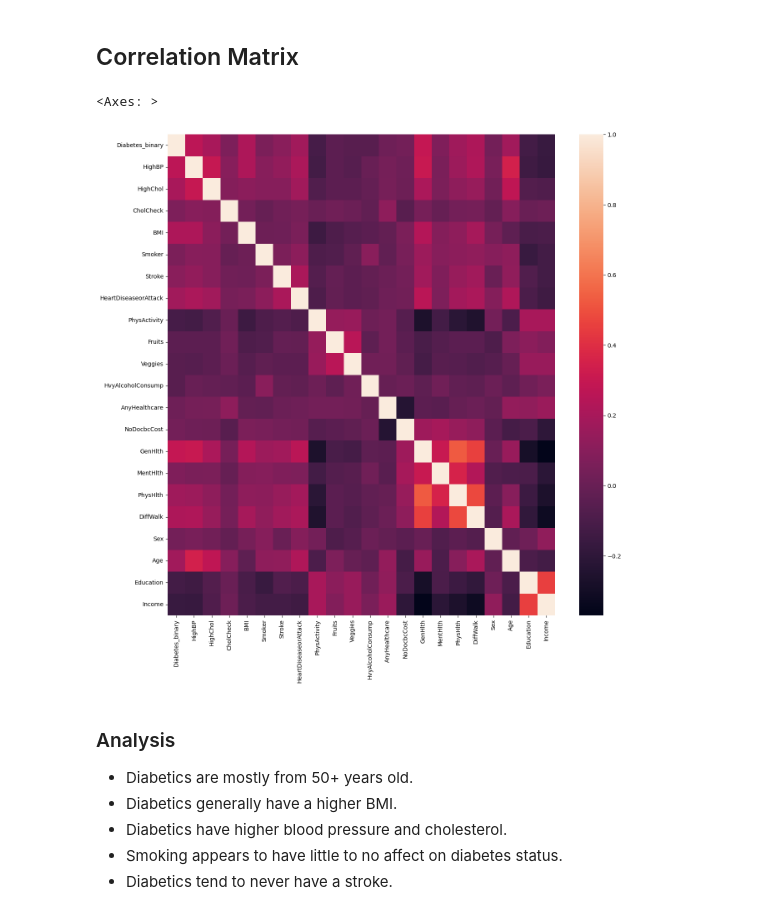
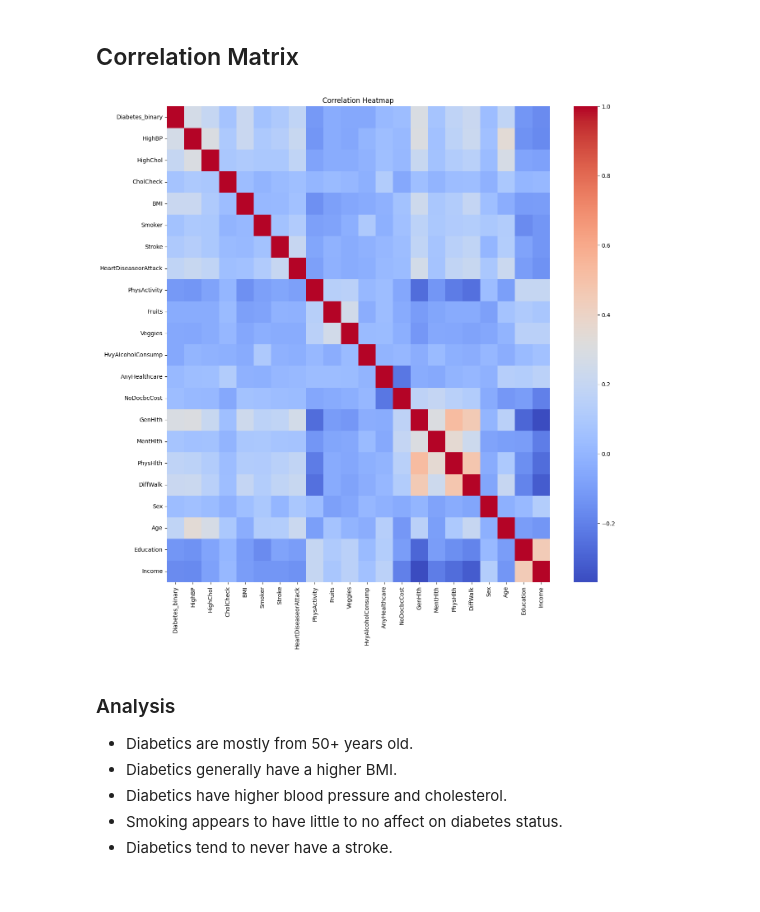
Before and after one commit to BasilPanda/CSCA-5632-FINAL, a Jupyter notebook: final_project.ipynb, the cells around one changed output. Drawn from its saved outputs; the diff is of its cells as text; code cells hidden in the pictures.

```diff
--- a/final_project.ipynb
+++ b/final_project.ipynb
@@ -201,10 +207,11 @@ plt.show()
 # %%
 correlation = df.corr()
 plt.figure(figsize=(15,15))
-sns.heatmap(data=correlation)
+sns.heatmap(data=correlation, cmap='coolwarm')
+plt.title("Correlation Heatmap")
+plt.show()
 # %% [output]
-<Axes: >
-[figure, old version]
+[figure, new version]
 # %% [markdown]
 ### Analysis
 
```
Also changed, not shown: parts of 22 cells of this notebook.
